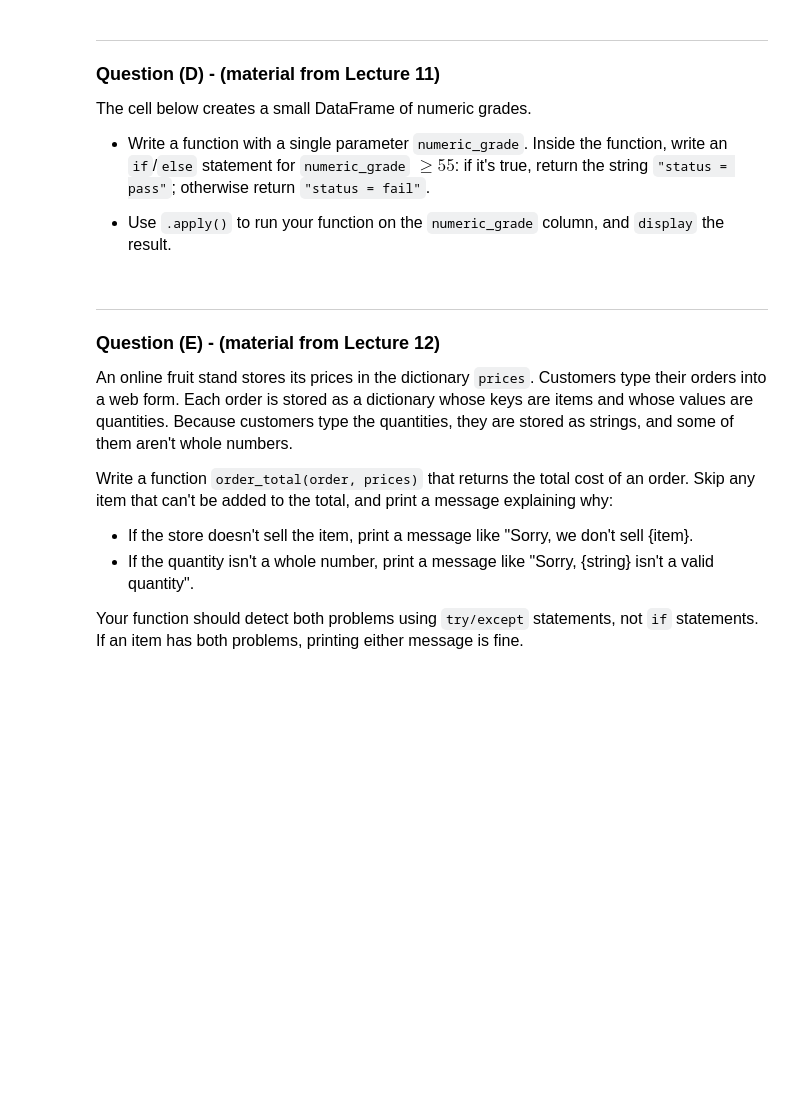
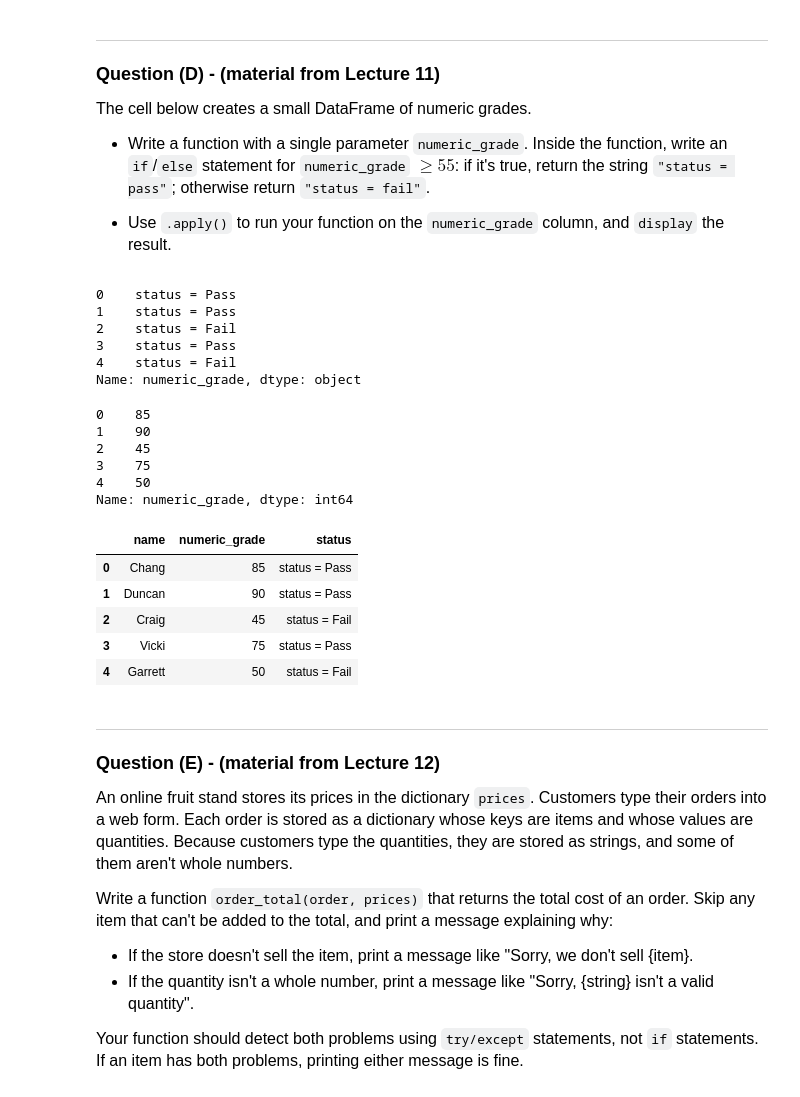
Before and after one commit to nekoangel233/datasci185fall2026, a Jupyter notebook: _quizzes/practice_quiz_3/practice_quiz_3.ipynb, the cells around one changed output. Cells and saved outputs as stored; diff of their text form; code cells hidden in the pictures; blank space fills up the shorter version.

```diff
--- a/_quizzes/practice_quiz_3/practice_quiz_3.ipynb
+++ b/_quizzes/practice_quiz_3/practice_quiz_3.ipynb
@@ -114,10 +174,42 @@ The cell below creates a small DataFrame of numeric grades.
 # %%
 import pandas as pd
 
 df_grades = pd.DataFrame({"name": ["Chang", "Duncan", "Craig", "Vicki", "Garrett"],
                           "numeric_grade": [85, 90, 45, 75, 50]})
 
 # your code here
+
+
+def grades(numeric_grade):
+    if numeric_grade >= 55:
+        return "status = Pass"
+    else:
+        return "status = Fail"
+
+display(df_grades["numeric_grade"].apply(grades),df_grades["numeric_grade"])
+
+df_grades["status"] = df_grades["numeric_grade"].apply(grades)
+
+display(df_grades)
+# %% [output]
+0    status = Pass
+1    status = Pass
+2    status = Fail
+3    status = Pass
+4    status = Fail
+Name: numeric_grade, dtype: object
+0    85
+1    90
+2    45
+3    75
+4    50
+Name: numeric_grade, dtype: int64
+|  | name | numeric_grade | status |
+| 0 | Chang | 85 | status = Pass |
+| 1 | Duncan | 90 | status = Pass |
+| 2 | Craig | 45 | status = Fail |
+| 3 | Vicki | 75 | status = Pass |
+| 4 | Garrett | 50 | status = Fail |
 # %% [markdown]
 ______________________
 
```
Also changed, not shown: parts of 9 cells of this notebook, 6 other files.
